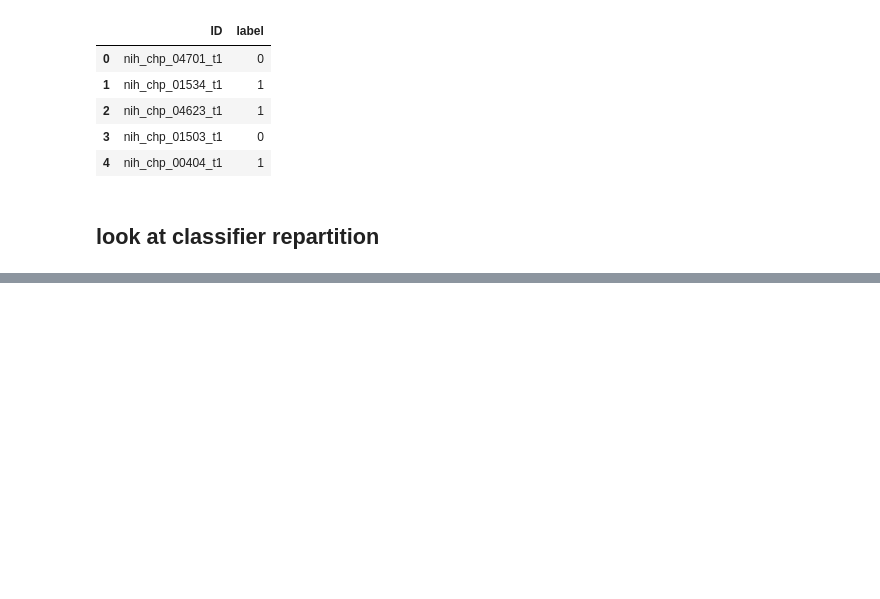
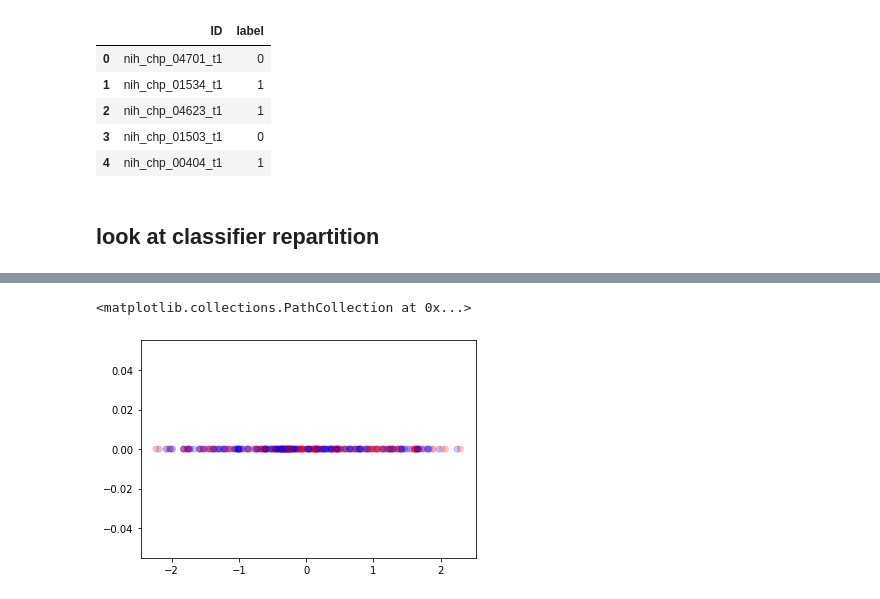
Before and after one commit to neurospin-projects/2023_agaudin_jchavas_folding_supervised, a Jupyter notebook: contrastive/notebooks/linear_classifier.ipynb, the cells around one changed output, grey strips where cells are left out. Saved outputs shown, nothing was run; the diff lists cells and outputs as text; code cells hidden in the pictures; blank space fills up the shorter version.

```diff
--- a/contrastive/notebooks/linear_classifier.ipynb
+++ b/contrastive/notebooks/linear_classifier.ipynb
@@ -566,0 +659,9 @@ plt.show()
+# %%
+lda = LinearDiscriminantAnalysis(n_components=1)
+
+d2_embs = lda.fit_transform(X=embeddings.values, y=labels.label.values.astype('float32'))
+colors = ['blue', 'red']
+plt.scatter(d2_embs, [0 for i in range(len(d2_embs))], c=labels.label, cmap=matplotlib.colors.ListedColormap(colors), alpha=0.2)
+# %% [output]
+<matplotlib.collections.PathCollection at 0x...>
+[figure, added]
```
Also changed, not shown: parts of 9 cells of this notebook, 4 other files.
